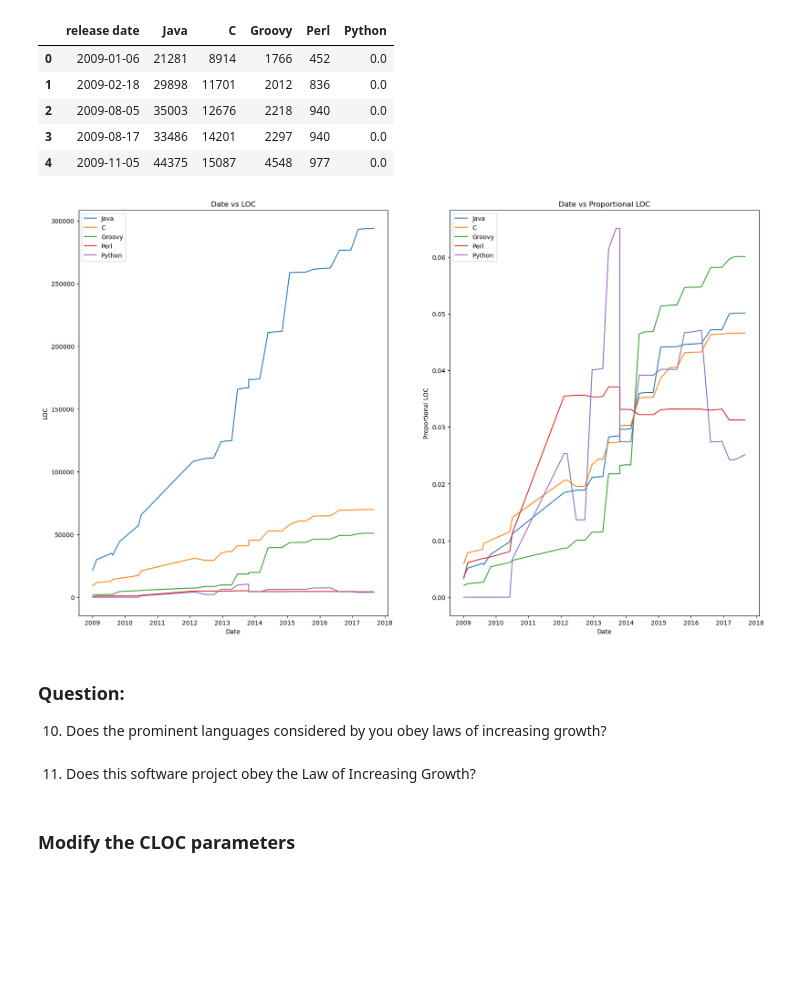
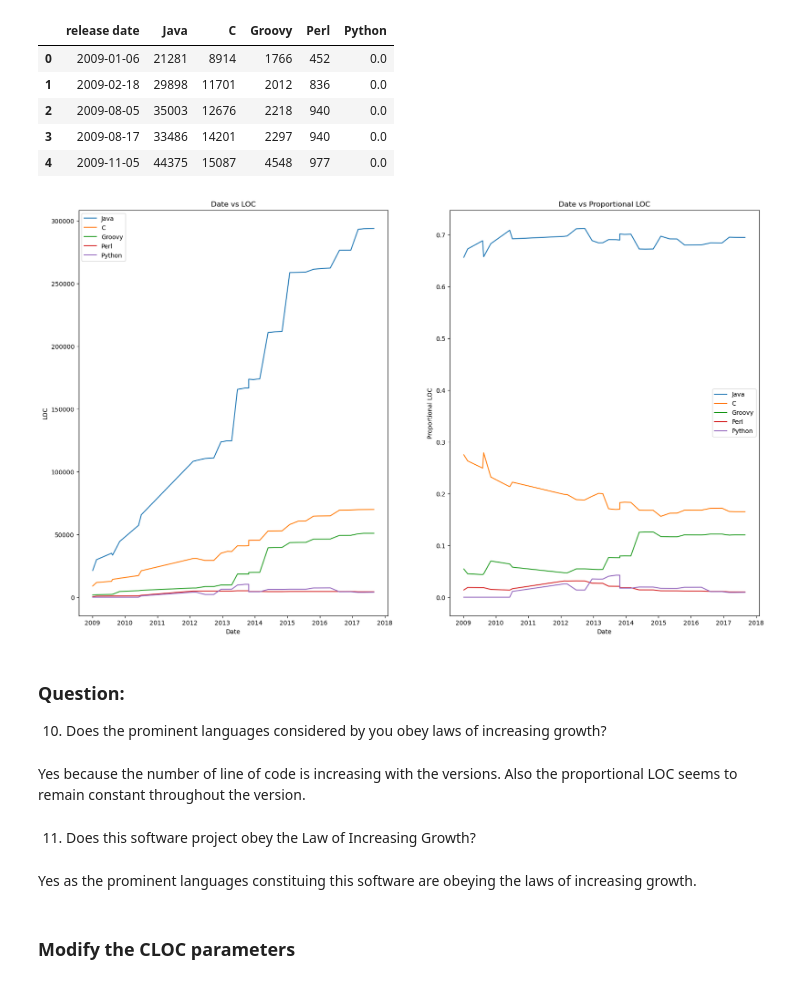
Before and after one commit to yoest/Software_evolution_TP2_2023, a Jupyter notebook: TP2_section2.ipynb, the cells around one changed output. Saved outputs shown, nothing was run; the diff lists cells and outputs as text; code cells hidden in the pictures; blank space fills up the shorter version.

Commit message:
add question 10 and 11 of the laws of increasing growth

```diff
--- a/TP2_section2.ipynb
+++ b/TP2_section2.ipynb
@@ -445,31 +445,43 @@ prominent_languages_df.head()
 # %%
 # Your plotting code here
 fig, axes = plt.subplots(1, 2, figsize=(20, 12))
 
 # 1. Date vs LOC
 axes[0].set_title('Date vs LOC')
 axes[0].set_xlabel('Date')
 axes[0].set_ylabel('LOC')
 for language in prominent_languages:
     axes[0].plot(prominent_languages_df['release date'], prominent_languages_df[language], label=language)
 axes[0].legend()
 
 # 2. Date vs Proportional LOC
 axes[1].set_title('Date vs Proportional LOC')
 axes[1].set_xlabel('Date')
 axes[1].set_ylabel('Proportional LOC')
+
+proportional_loc = {}
+for idx, row in prominent_languages_df.iterrows():
+    for language in prominent_languages:
+        if language not in proportional_loc:
+            proportional_loc[language] = []
+        proportional_loc[language].append(row[language] / row[prominent_languages].sum(axis=0))
+
 for language in prominent_languages:
-    axes[1].plot(prominent_languages_df['release date'], prominent_languages_df[language] / prominent_languages_df[language].sum(), label=language)
+    axes[1].plot(prominent_languages_df['release date'], proportional_loc[language], label=language)
 axes[1].legend()
 
 plt.show()
 # %% [output]
-[figure, old version]
+[figure, new version]
 # %% [markdown]
 ### Question:
 10. Does the prominent languages considered by you obey laws of increasing growth?
+# %% [markdown]
+Yes because the number of line of code is increasing with the versions. Also the proportional LOC seems to remain constant throughout the version.
 # %% [markdown]
 11. Does this software project obey the Law of Increasing Growth?
+# %% [markdown]
+Yes as the prominent languages constituing this software are obeying the laws of increasing growth.
 # %% [markdown]
 ### Modify the CLOC parameters
 # %% [markdown]
```
